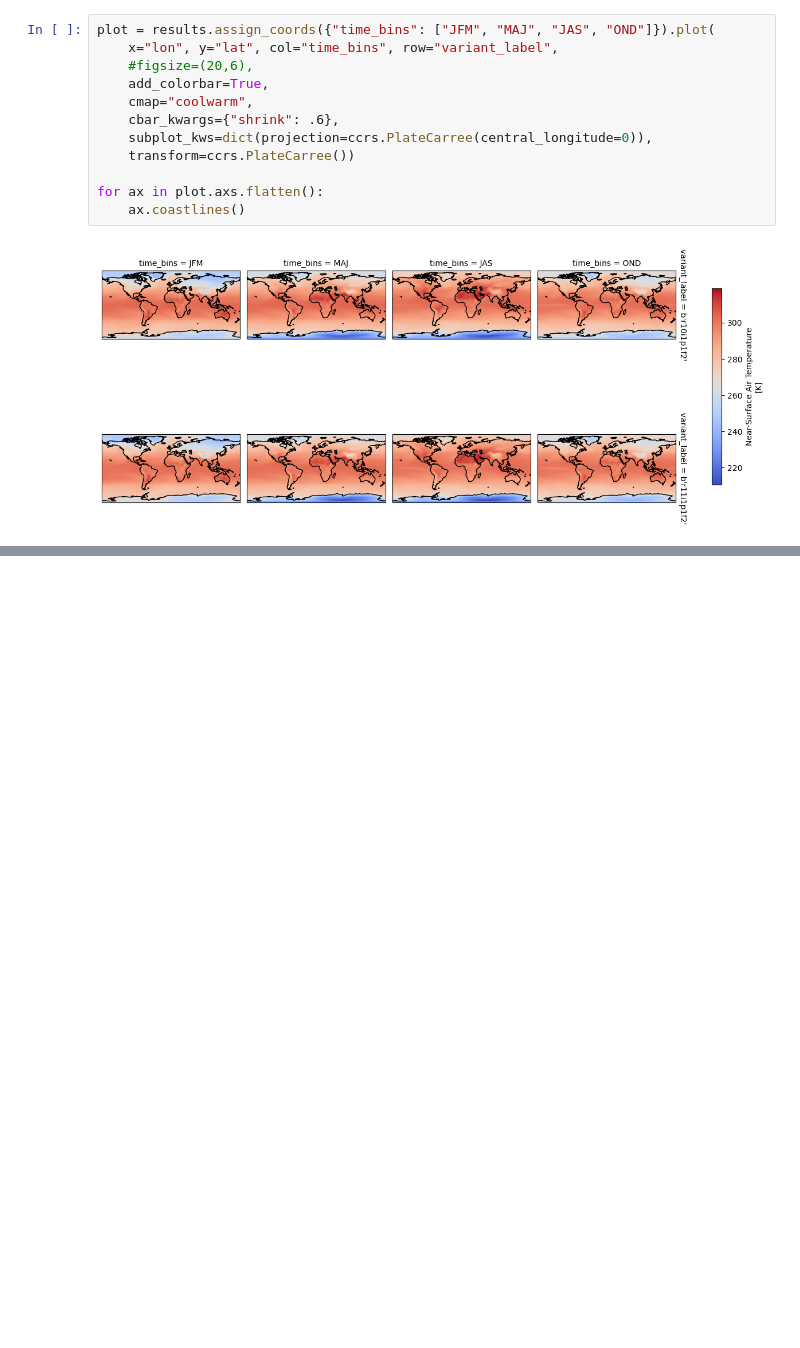
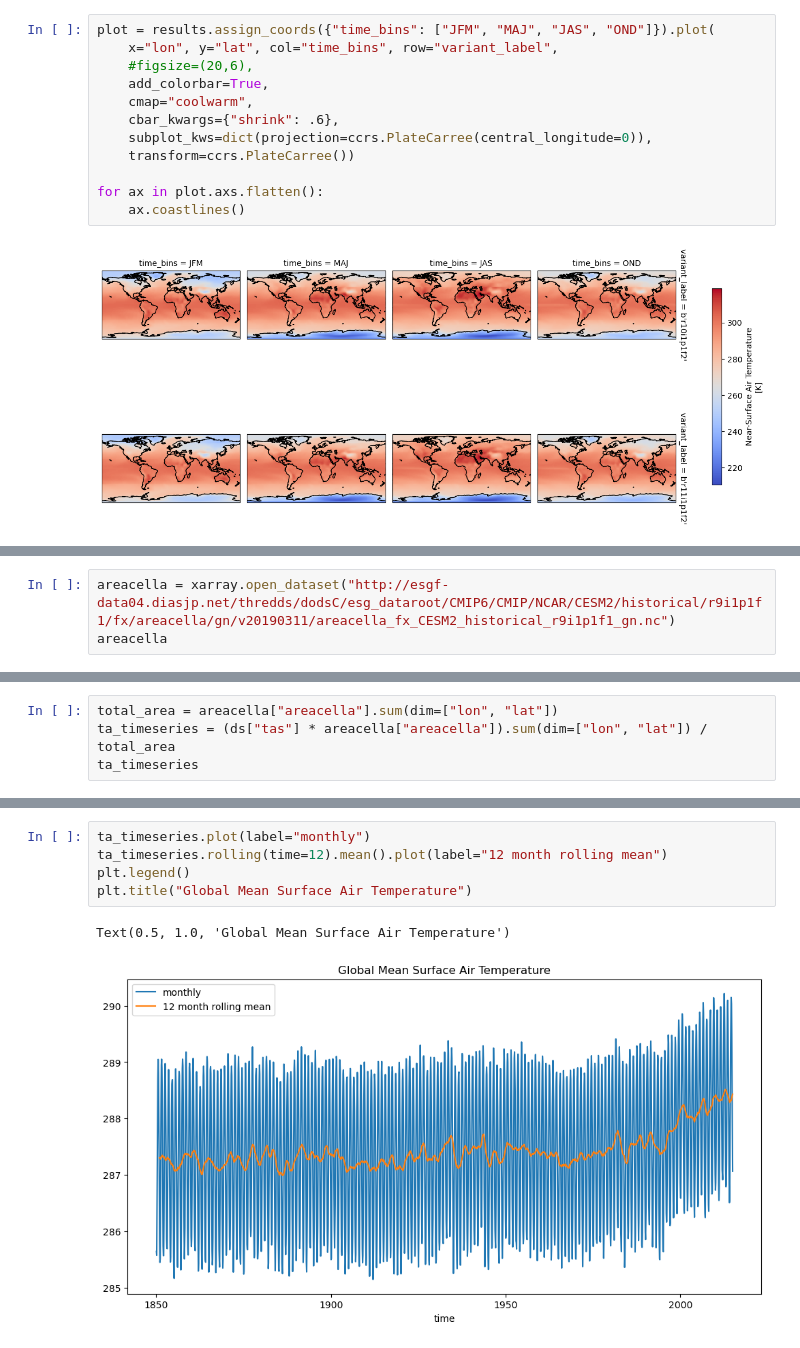
Before and after one commit to zequihg50/esgf-virtual-aggregation, a Jupyter notebook: demo.ipynb, the cells around one changed output, grey strips where cells are left out. Drawn from its saved outputs; the diff is of its cells as text; blank space fills up the shorter version.

```diff
--- a/demo.ipynb
+++ b/demo.ipynb
@@ -212,0 +346,3 @@ for ax in plot.axs.flatten():
+# %%
+areacella = xarray.open_dataset("http://esgf-data04.diasjp.net/thredds/dodsC/esg_dataroot/CMIP6/CMIP/NCAR/CESM2/historical/r9i1p1f1/fx/areacella/gn/v20190311/areacella_fx_CESM2_historical_r9i1p1f1_gn.nc")
+areacella
@@ -212,0 +367,4 @@ for ax in plot.axs.flatten():
+# %%
+total_area = areacella["areacella"].sum(dim=["lon", "lat"])
+ta_timeseries = (ds["tas"] * areacella["areacella"]).sum(dim=["lon", "lat"]) / total_area
+ta_timeseries
@@ -212,0 +406,8 @@ for ax in plot.axs.flatten():
+# %%
+ta_timeseries.plot(label="monthly")
+ta_timeseries.rolling(time=12).mean().plot(label="12 month rolling mean")
+plt.legend()
+plt.title("Global Mean Surface Air Temperature")
+# %% [output]
+Text(0.5, 1.0, 'Global Mean Surface Air Temperature')
+[figure, added]
```
Also changed, not shown: parts of 20 cells of this notebook, 3 other files.
